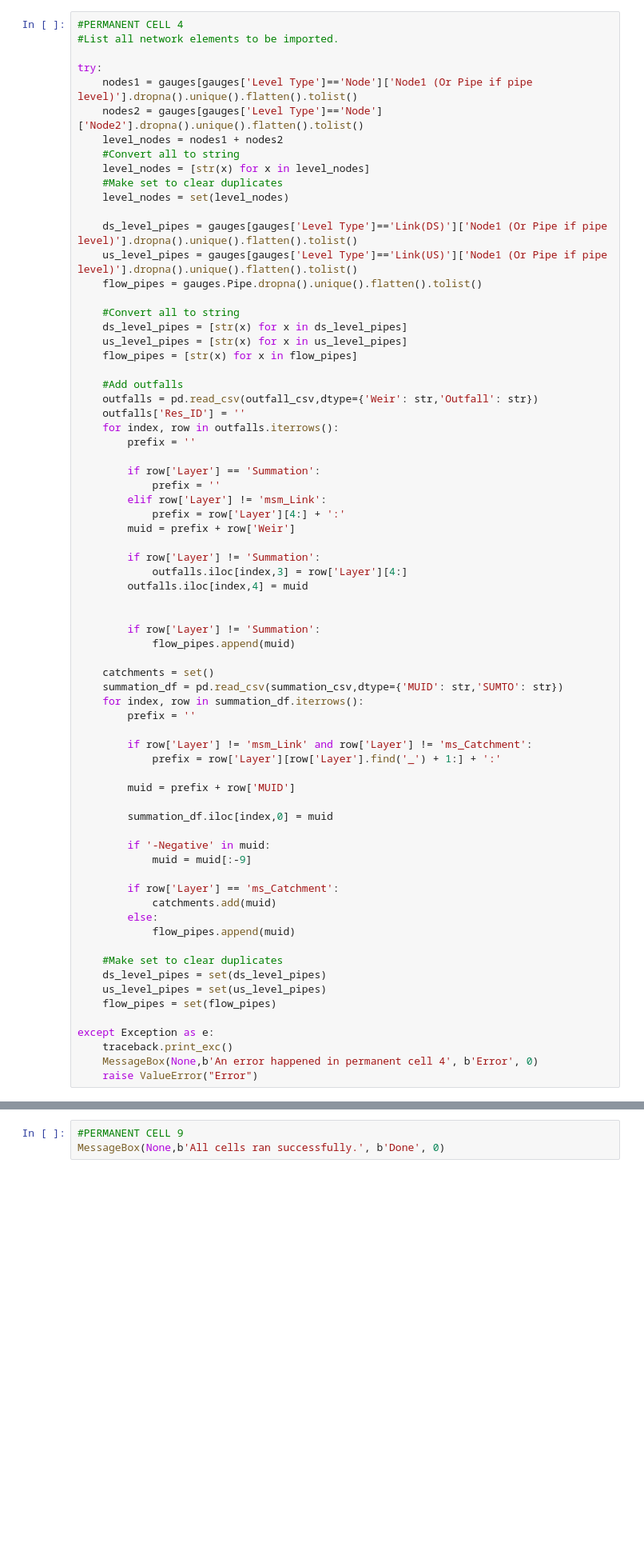
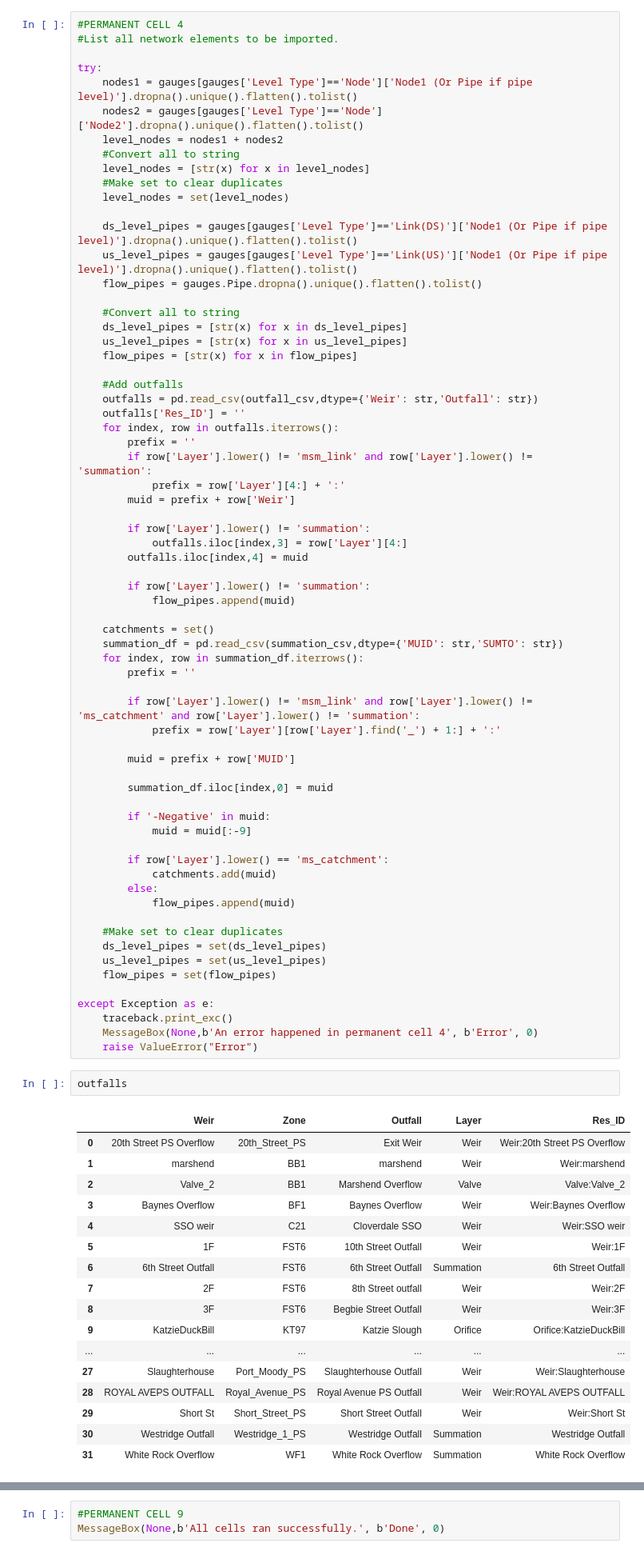
Before and after one commit to henriklocke/Calibration, a Jupyter notebook: Calibration.ipynb, the cells around one changed output, grey strips where cells are left out. Shown: that part at 80% size. Drawn from its saved outputs; the diff is of its cells as text; blank space fills up the shorter version.

```diff
--- a/Calibration.ipynb
+++ b/Calibration.ipynb
@@ -214,19 +214,15 @@ try:
     outfalls['Res_ID'] = ''
     for index, row in outfalls.iterrows():
         prefix = ''
-
-        if row['Layer'] == 'Summation':
-            prefix = ''
-        elif row['Layer'] != 'msm_Link':
+        if row['Layer'].lower() != 'msm_link' and row['Layer'].lower() != 'summation':
             prefix = row['Layer'][4:] + ':'
         muid = prefix + row['Weir']
 
-        if row['Layer'] != 'Summation':
+        if row['Layer'].lower() != 'summation':
             outfalls.iloc[index,3] = row['Layer'][4:]
         outfalls.iloc[index,4] = muid
 
-
-        if row['Layer'] != 'Summation':
+        if row['Layer'].lower() != 'summation':
             flow_pipes.append(muid)
 
     catchments = set()
@@ -234,7 +230,7 @@ try:
     for index, row in summation_df.iterrows():
         prefix = ''
 
-        if row['Layer'] != 'msm_Link' and row['Layer'] != 'ms_Catchment':
+        if row['Layer'].lower() != 'msm_link' and row['Layer'].lower() != 'ms_catchment' and row['Layer'].lower() != 'summation':
             prefix = row['Layer'][row['Layer'].find('_') + 1:] + ':'
 
         muid = prefix + row['MUID']
@@ -244,7 +240,7 @@ try:
         if '-Negative' in muid:
             muid = muid[:-9]
 
-        if row['Layer'] == 'ms_Catchment':
+        if row['Layer'].lower() == 'ms_catchment':
             catchments.add(muid)
         else:
             flow_pipes.append(muid)
@@ -258,6 +254,26 @@ except Exception as e:
     traceback.print_exc()
     MessageBox(None,b'An error happened in permanent cell 4', b'Error', 0)
     raise ValueError("Error")
+# %%
+outfalls
+# %% [output]
+|  | Weir | Zone | Outfall | Layer | Res_ID |
+| 0 | 20th Street PS Overflow | 20th_Street_PS | Exit Weir | Weir | Weir:20th Street PS Overflow |
+| 1 | marshend | BB1 | marshend | Weir | Weir:marshend |
+| 2 | Valve_2 | BB1 | Marshend Overflow | Valve | Valve:Valve_2 |
+| 3 | Baynes Overflow | BF1 | Baynes Overflow | Weir | Weir:Baynes Overflow |
+| 4 | SSO weir | C21 | Cloverdale SSO | Weir | Weir:SSO weir |
+| 5 | 1F | FST6 | 10th Street Outfall | Weir | Weir:1F |
+| 6 | 6th Street Outfall | FST6 | 6th Street Outfall | Summation | 6th Street Outfall |
+| 7 | 2F | FST6 | 8th Street outfall | Weir | Weir:2F |
+| 8 | 3F | FST6 | Begbie Street Outfall | Weir | Weir:3F |
+| 9 | KatzieDuckBill | KT97 | Katzie Slough | Orifice | Orifice:KatzieDuckBill |
+| ... | ... | ... | ... | ... | ... |
+| 27 | Slaughterhouse | Port_Moody_PS | Slaughterhouse Outfall | Weir | Weir:Slaughterhouse |
+| 28 | ROYAL AVEPS OUTFALL | Royal_Avenue_PS | Royal Avenue PS Outfall | Weir | Weir:ROYAL AVEPS OUTFALL |
+| 29 | Short St | Short_Street_PS | Short Street Outfall | Weir | Weir:Short St |
+| 30 | Westridge Outfall | Westridge_1_PS | Westridge Outfall | Summation | Westridge Outfall |
+| 31 | White Rock Overflow | WF1 | White Rock Overflow | Summation | White Rock Overflow |
 # %%
 #PERMANENT CELL 5
 #Import dfs0 files
```
Also changed, not shown: parts of 4 cells of this notebook, 2 other files.
